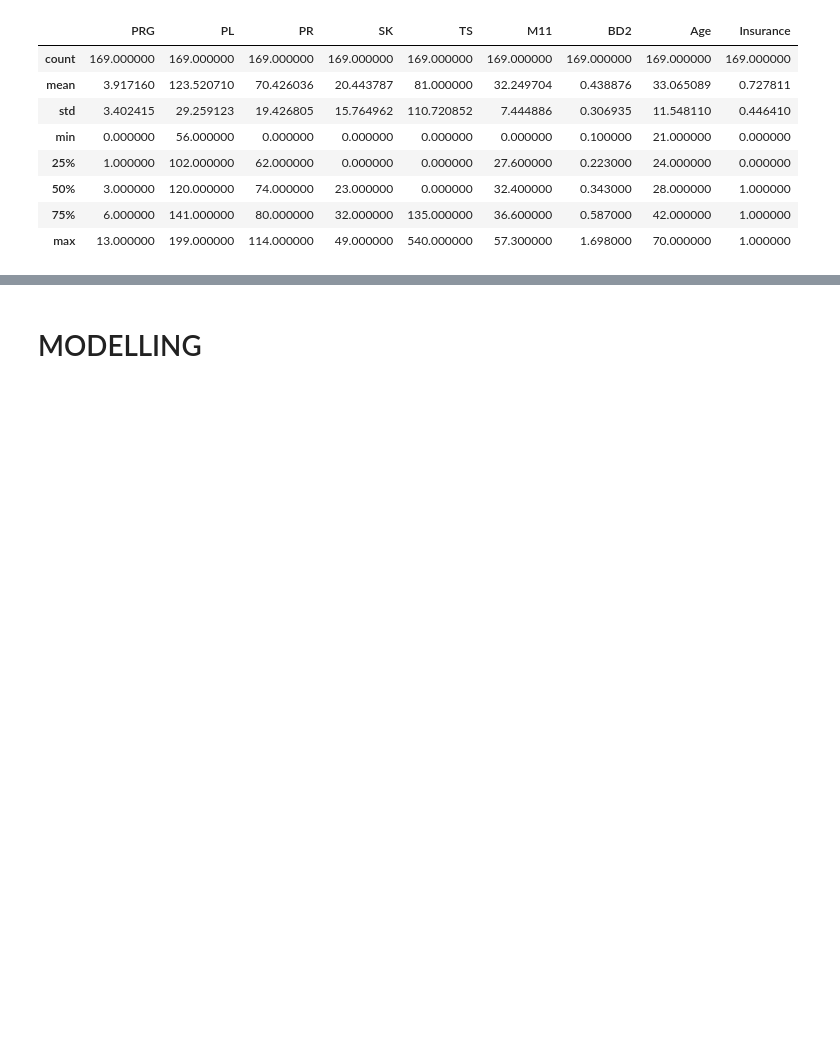
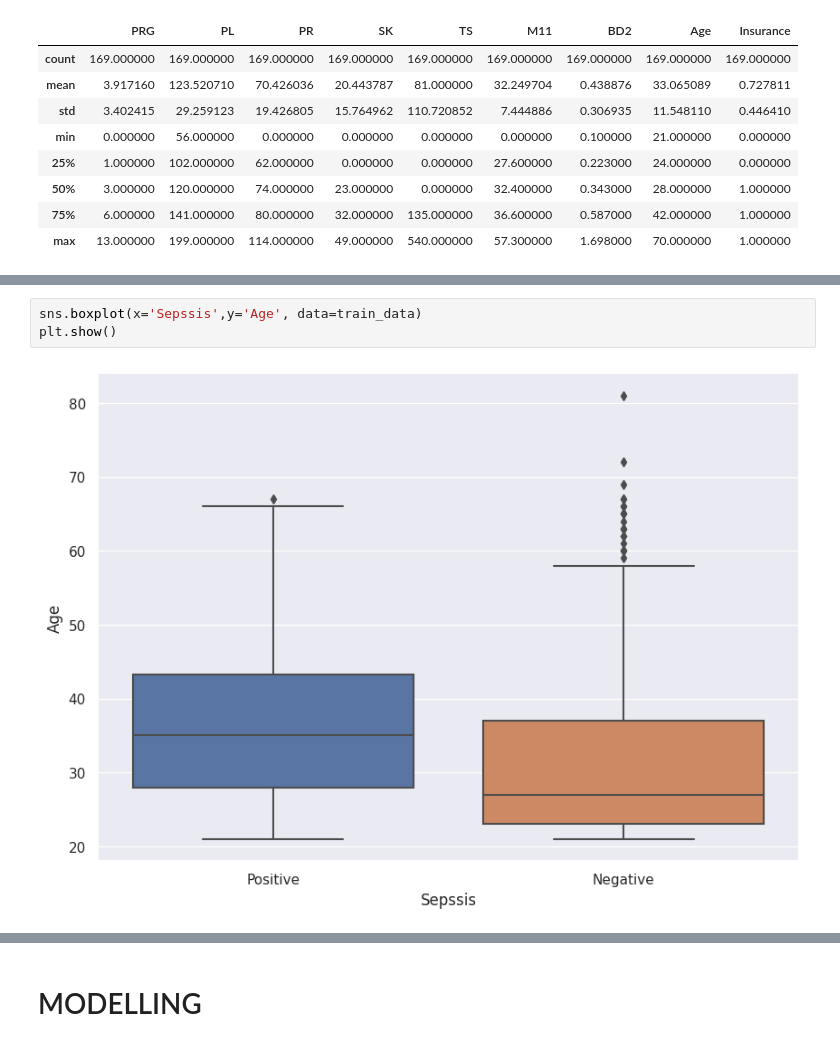
Before and after one commit to fantastic-rambo/P6-Embedding-Machine-Learning-Model-in-FastAPI, a Jupyter notebook: sepsis_prediction.ipynb, the cells around one changed output, grey strips where cells are left out. Saved outputs shown, nothing was run; the diff lists cells and outputs as text; blank space fills up the shorter version.

```diff
--- a/sepsis_prediction.ipynb
+++ b/sepsis_prediction.ipynb
@@ -215,0 +274,5 @@ test_data.describe()       #checking statistical info of dataset
+# %%
+sns.boxplot(x='Sepssis',y='Age', data=train_data)
+plt.show()
+# %% [output]
+[figure, added]
```
Also changed, not shown: parts of 55 cells of this notebook.
